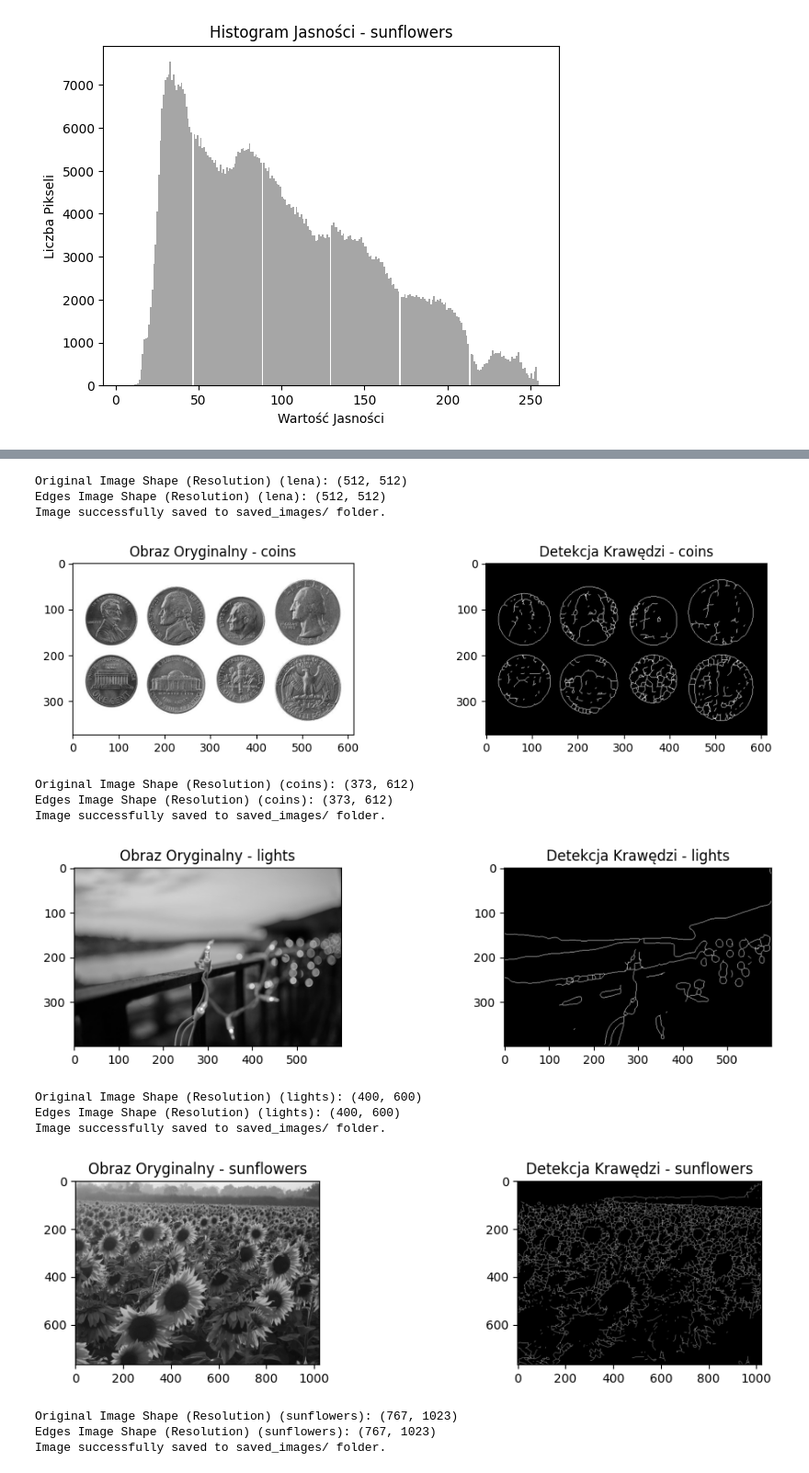
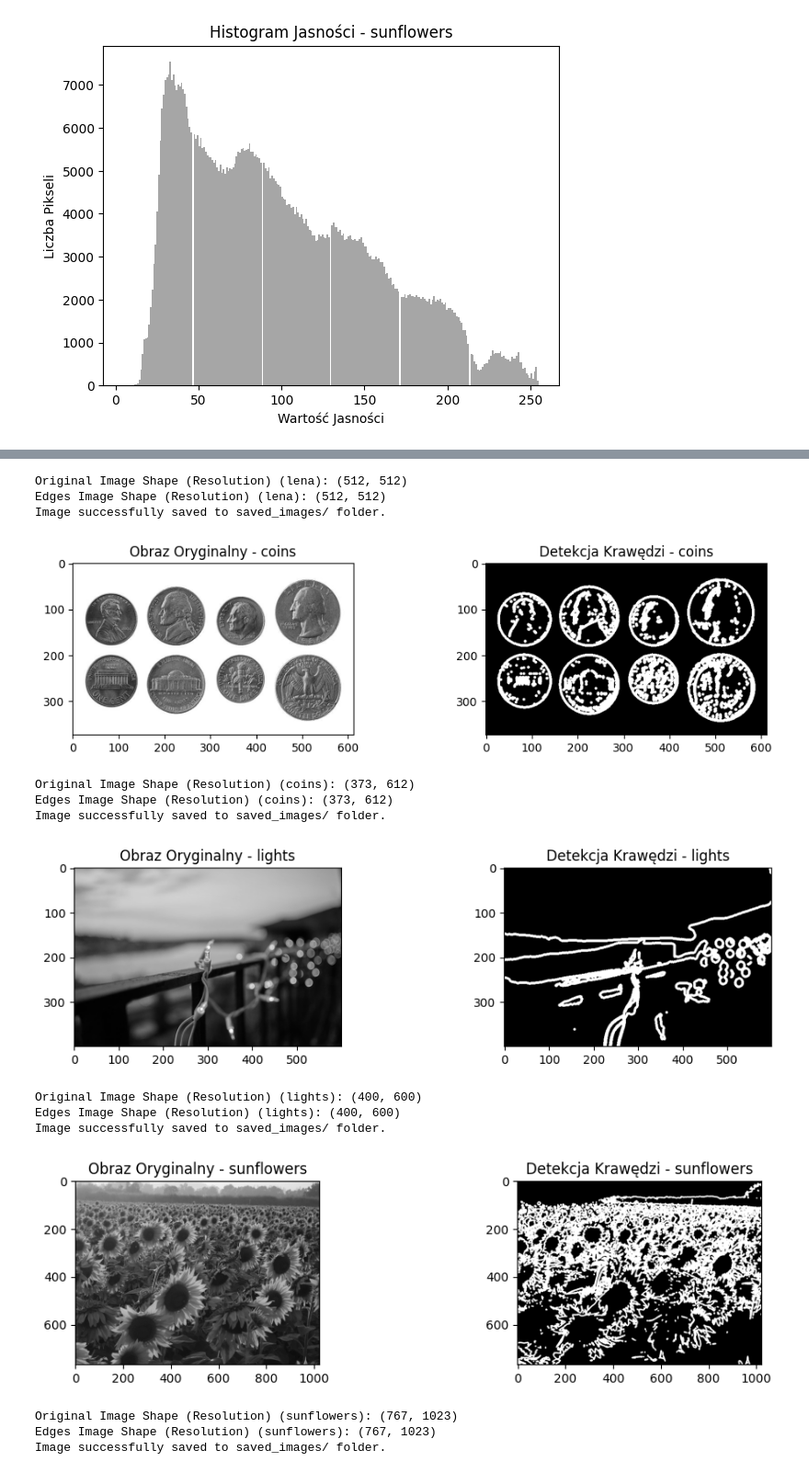
Before and after one commit to PsimonL/ImageProcessing, a Jupyter notebook: Project-edge-detection/main.ipynb, the cells around one changed output, grey strips where cells are left out. Shown: that part at 92% size. Saved outputs shown, nothing was run; the diff lists cells and outputs as text; code cells hidden in the pictures.

```diff
--- a/Project-edge-detection/main.ipynb
+++ b/Project-edge-detection/main.ipynb
@@ -182,8 +182,8 @@ def edge_length_histogram(edge_lengths, image_name):
     plt.xlabel('Długość Krawędzi')
     plt.ylabel('Liczba Krawędzi')
 # %%
-edges_image_lena, edge_lengths_lena = edge_detection(lena_image_path, lena_image_name, True)
-edges_image_coins, edge_lengths_coins = edge_detection(coins_image_path, coins_image_name, True)
-edges_image_lights, edge_lengths_lights = edge_detection(lights_image_path, lights_image_name, True)
-edges_image_sunflowers, edge_lengths_sunflowers = edge_detection(sunflowers_image_path, sunflowers_image_name, True)
+edges_image_lena, edge_lengths_lena = edge_detection(lena_image_path, lena_image_name, False)
+edges_image_coins, edge_lengths_coins = edge_detection(coins_image_path, coins_image_name, False)
+edges_image_lights, edge_lengths_lights = edge_detection(lights_image_path, lights_image_name, False)
+edges_image_sunflowers, edge_lengths_sunflowers = edge_detection(sunflowers_image_path, sunflowers_image_name, False)
 # %% [output]
@@ -191,15 +191,15 @@ edges_image_sunflowers, edge_lengths_sunflowers = edge_detection(sunflowers_imag
 Original Image Shape (Resolution) (lena): (512, 512)
 Edges Image Shape (Resolution) (lena): (512, 512)
 Image successfully saved to saved_images/ folder.
-[figure, old version]
+[figure, new version]
 Original Image Shape (Resolution) (coins): (373, 612)
 Edges Image Shape (Resolution) (coins): (373, 612)
 Image successfully saved to saved_images/ folder.
-[figure, old version]
+[figure, new version]
 Original Image Shape (Resolution) (lights): (400, 600)
 Edges Image Shape (Resolution) (lights): (400, 600)
 Image successfully saved to saved_images/ folder.
-[figure, old version]
+[figure, new version]
 Original Image Shape (Resolution) (sunflowers): (767, 1023)
 Edges Image Shape (Resolution) (sunflowers): (767, 1023)
 Image successfully saved to saved_images/ folder.
```
Also changed, not shown: parts of 5 cells of this notebook, 7 other files.
